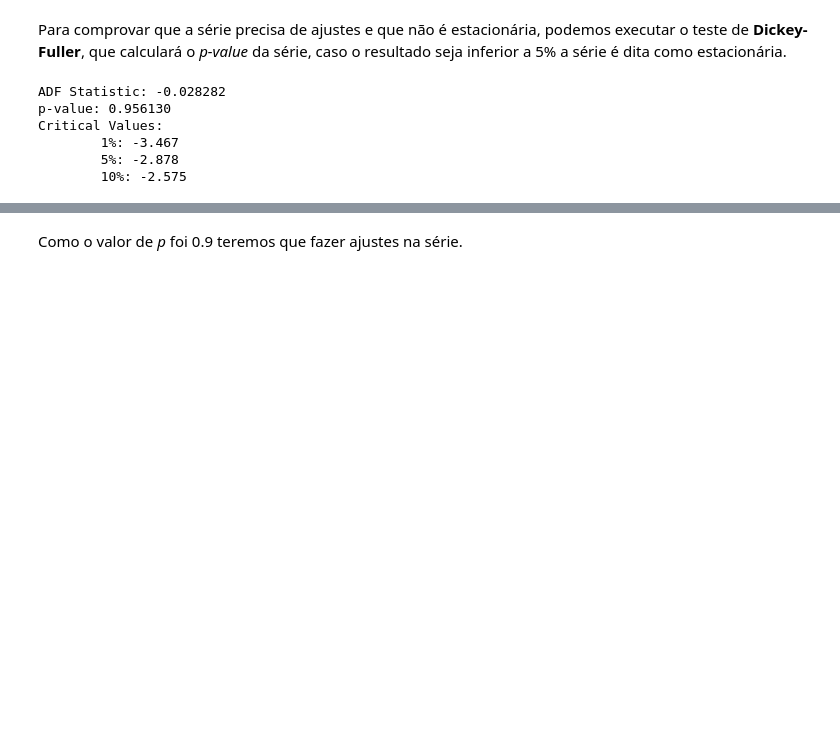
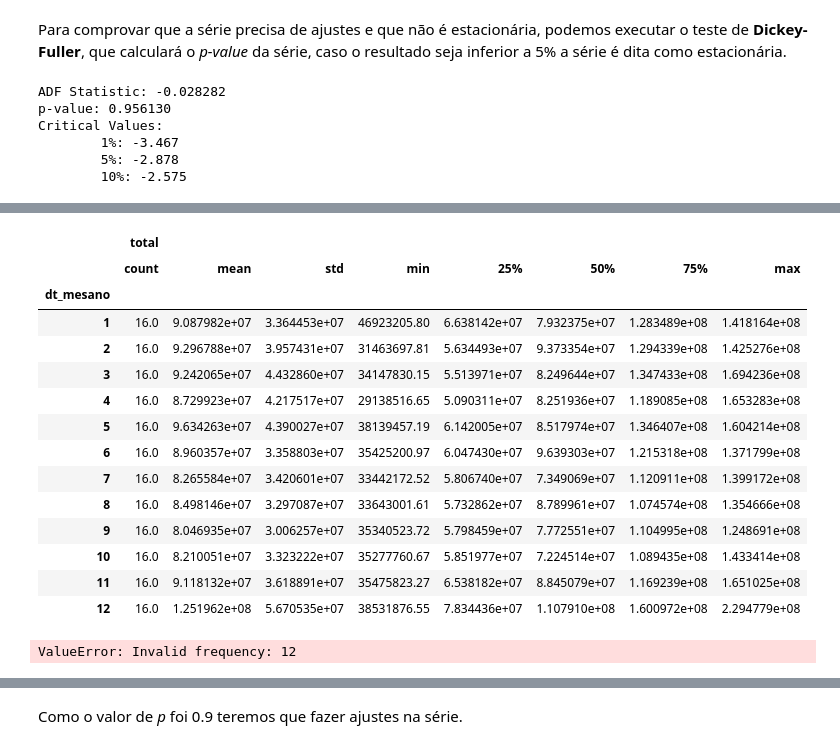
Before and after one commit to irbraga/data-science, a Jupyter notebook: tcc-puc-minas/notebooks/[TCC] Séries Temporais de Receitas Orçamentárias da Prefeitura Municipal de João Pessoa e Predição de Valores Orçamentários.ipynb, the cells around one changed output, grey strips where cells are left out. Cells and saved outputs as stored; diff of their text form; code cells hidden in the pictures; blank space fills up the shorter version.

```diff
--- a/tcc-puc-minas/notebooks/[TCC] Séries Temporais de Receitas Orçamentárias da Prefeitura Municipal de João Pessoa e Predição de Valores Orçamentários.ipynb
+++ b/tcc-puc-minas/notebooks/[TCC] Séries Temporais de Receitas Orçamentárias da Prefeitura Municipal de João Pessoa e Predição de Valores Orçamentários.ipynb
@@ -450,0 +463,24 @@ Critical Values:
+# %%
+df.describe()
+# %% [output]
+|  | total |  |  |  |  |  |  |  |
+|  | count | mean | std | min | 25% | 50% | 75% | max |
+| dt_mesano |  |  |  |  |  |  |  |  |
+| 1 | 16.0 | 9.087982e+07 | 3.364453e+07 | 46923205.80 | 6.638142e+07 | 7.932375e+07 | 1.283489e+08 | 1.418164e+08 |
+| 2 | 16.0 | 9.296788e+07 | 3.957431e+07 | 31463697.81 | 5.634493e+07 | 9.373354e+07 | 1.294339e+08 | 1.425276e+08 |
+| 3 | 16.0 | 9.242065e+07 | 4.432860e+07 | 34147830.15 | 5.513971e+07 | 8.249644e+07 | 1.347433e+08 | 1.694236e+08 |
+| 4 | 16.0 | 8.729923e+07 | 4.217517e+07 | 29138516.65 | 5.090311e+07 | 8.251936e+07 | 1.189085e+08 | 1.653283e+08 |
+| 5 | 16.0 | 9.634263e+07 | 4.390027e+07 | 38139457.19 | 6.142005e+07 | 8.517974e+07 | 1.346407e+08 | 1.604214e+08 |
+| 6 | 16.0 | 8.960357e+07 | 3.358803e+07 | 35425200.97 | 6.047430e+07 | 9.639303e+07 | 1.215318e+08 | 1.371799e+08 |
+| 7 | 16.0 | 8.265584e+07 | 3.420601e+07 | 33442172.52 | 5.806740e+07 | 7.349069e+07 | 1.120911e+08 | 1.399172e+08 |
+| 8 | 16.0 | 8.498146e+07 | 3.297087e+07 | 33643001.61 | 5.732862e+07 | 8.789961e+07 | 1.074574e+08 | 1.354666e+08 |
+| 9 | 16.0 | 8.046935e+07 | 3.006257e+07 | 35340523.72 | 5.798459e+07 | 7.772551e+07 | 1.104995e+08 | 1.248691e+08 |
+| 10 | 16.0 | 8.210051e+07 | 3.323222e+07 | 35277760.67 | 5.851977e+07 | 7.224514e+07 | 1.089435e+08 | 1.433414e+08 |
+| 11 | 16.0 | 9.118132e+07 | 3.618891e+07 | 35475823.27 | 6.538182e+07 | 8.845079e+07 | 1.169239e+08 | 1.651025e+08 |
+| 12 | 16.0 | 1.251962e+08 | 5.670535e+07 | 38531876.55 | 7.834436e+07 | 1.107910e+08 | 1.600972e+08 | 2.294779e+08 |
+# %%
+from pandas import Grouper
+
+receitas_por_mes_ano.groupby()
+# %% [output]
+ValueError: Invalid frequency: 12
```
Also changed, not shown: parts of 36 cells of this notebook.
